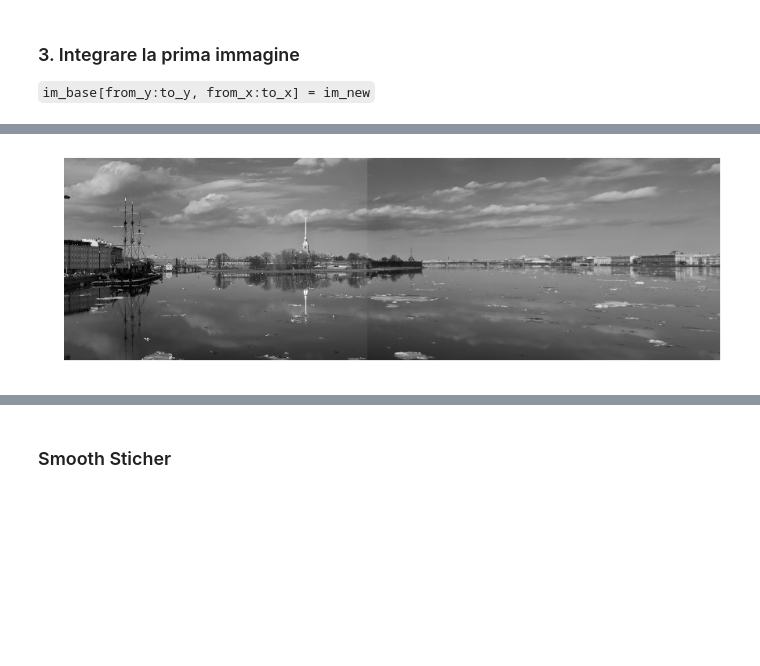
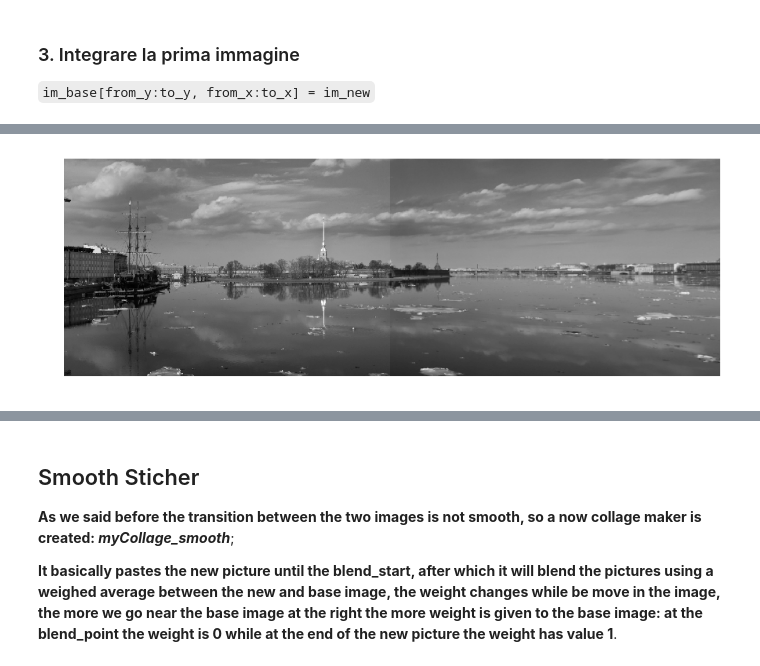
Before and after one commit to pkasela/SecondYear-Assignments, a Jupyter notebook: DSIM/E04_Kasela_Pranav_846965.ipynb, the cells around one changed output, grey strips where cells are left out. Drawn from its saved outputs; the diff is of its cells as text; code cells hidden in the pictures; blank space fills up the shorter version.

```diff
--- a/DSIM/E04_Kasela_Pranav_846965.ipynb
+++ b/DSIM/E04_Kasela_Pranav_846965.ipynb
@@ -57,5 +68,6 @@ def myWarp(im, H, shape):
 # %%
 def transformed_coordinates(H,x,y):
+    "Uses the H matrix and the trasformation described above to get trasnformed x and y"
     x_new = (H[0][0]*x+H[0][1]*y+H[0][2])/(H[2][0]*x+H[2][1]*y+H[2][2])
     y_new = (H[1][0]*x+H[1][1]*y+H[1][2])/(H[2][0]*x+H[2][1]*y+H[2][2])
     return x_new, y_new
@@ -99,5 +122,10 @@ plt.imshow(temp, cmap='gray'); plt.show()
 ``im_base[from_y:to_y, from_x:to_x] = im_new``
 # %%
 def myCollage(im_base, im_new):
+    """
+    This one just puts the im_new on top of im_base nothing special,
+    it assumes the im_new can be contained in im_base otherwise an
+    exception will be raised.
+    """
     im_base[:im_new.shape[0],:im_new.shape[1]] = im_new
     return im_base
@@ -112,5 +143,9 @@ plt.imshow(result, cmap='gray'); plt.show()
 # %%
-def sticher(im1, im2):
+def sticher(im1, im2, crop=True):
+    """
+    We collect everything done above in a unique function, this way
+    we need to feed only two image which need to be stiched.
+    """
     # Estrazione keypoint
     sift = cv.xfeatures2d.SIFT_create()
     (kps1, features1) = sift.detectAndCompute(im1, None)
@@ -119,24 +154,39 @@ def sticher(im1, im2):
     bf = cv.BFMatcher(crossCheck=True)
     matches = bf.match(features1, features2)
 
-    kps1_matches = list(map(lambda x: x.queryIdx, matches))
-    kps2_matches = list(map(lambda x: x.trainIdx, matches))
-
     H = myHomography(kps1, kps2, matches)
 
-    x_1, y_2 = im2.shape[1], im2.shape[0]
+    x_1, y_1 = im2.shape[1], im2.shape[0]
     x_2, y_2 = im2.shape[1], 0
-    shape = (int(min(transformed_coordinates(H,x_1,y_1)[0],
-                 transformed_coordinates(H,x_2,y_2)[0])),
-         im2.shape[0])
+    x_3, y_3 = 0, im2.shape[0]
+    x_4, y_4 = 0, 0
+
+    shape = (int(max(transformed_coordinates(H,x_1,y_1)[0],
+                 transformed_coordinates(H,x_2,y_2)[0],
+                 transformed_coordinates(H,x_3,y_3)[0],
+                 transformed_coordinates(H,x_4,y_4)[0],
+                 im1.shape[1])),
+             int(max(transformed_coordinates(H,x_1,y_1)[1],
+                 transformed_coordinates(H,x_2,y_2)[1],
+                 transformed_coordinates(H,x_3,y_3)[1],
+                 transformed_coordinates(H,x_4,y_4)[1],
+                 im1.shape[0])))
 
     temp = myWarp(im2, H, shape)
 
-    return myCollage(temp, im1)
+    if not crop:
+        return myCollage(temp, im1)
+
+    x_coord = int(min(transformed_coordinates(H,x_1,y_1)[1],
+                 transformed_coordinates(H,x_2,y_2)[1],
+                 transformed_coordinates(H,x_3,y_3)[1],
+                 transformed_coordinates(H,x_4,y_4)[1]))
+
+    return myCollage(temp, im1)[:im1.shape[0],:x_coord]
 # %%
 %%time
 plt.figure(figsize=(15,10))
-plt.imshow(sticher(im1,im2), cmap='gray'); plt.axis('off')
+plt.imshow(sticher(im1,im2, True), cmap='gray'); plt.axis('off')
 plt.show()
 # %% [output]
-[figure, old version]
+[figure, new version]
@@ -145,4 +195,7 @@ Wall time: 489 ms
-# %% [markdown]
-### Smooth Sticher
+# %% [markdown]
+## Smooth Sticher
+**As we said before the transition between the two images is not smooth, so a now collage maker is created: *myCollage_smooth***;
+
+**It basically pastes the new picture until the blend_start, after which it will blend the pictures using a weighed average between the new and base image, the weight changes while be move in the image, the more we go near the base image at the right the more weight is given to the base image: at the blend_point the weight is 0 while at the end of the new picture the weight has value 1**.
 # %%
 def myCollage_smooth(im_base, im_new, blend_start):
```
Also changed, not shown: parts of 33 cells of this notebook, 11 other files.
